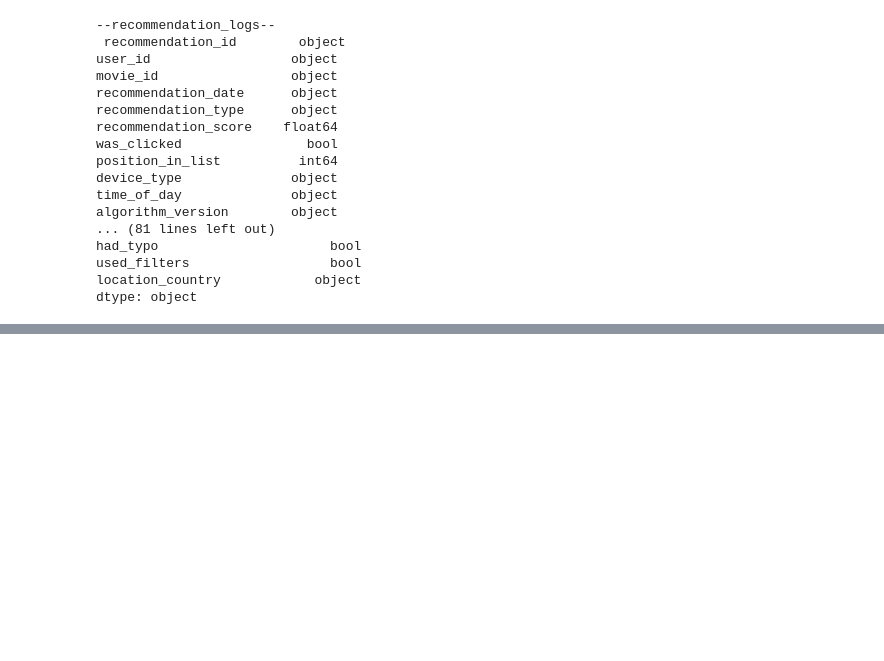
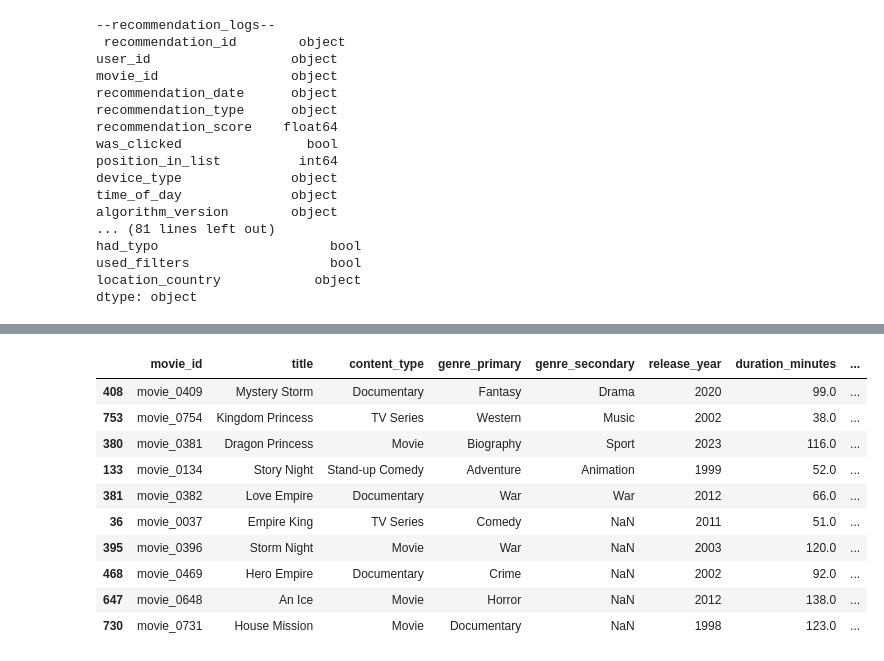
Before and after one commit to qlfzn/netflix-data-pipeline, a Jupyter notebook: notebook/eda.ipynb, the cells around one changed output, grey strips where cells are left out. Saved outputs shown, nothing was run; the diff lists cells and outputs as text; code cells hidden in the pictures; blank space fills up the shorter version.

```diff
--- a/notebook/eda.ipynb
+++ b/notebook/eda.ipynb
@@ -60,0 +75,14 @@ dtype: object
+# %%
+dataframes["movies"].sample(10)
+# %% [output]
+|  | movie_id | title | content_type | genre_primary | genre_secondary | release_year | duration_minutes | ... |
+| 408 | movie_0409 | Mystery Storm | Documentary | Fantasy | Drama | 2020 | 99.0 | ... |
+| 753 | movie_0754 | Kingdom Princess | TV Series | Western | Music | 2002 | 38.0 | ... |
+| 380 | movie_0381 | Dragon Princess | Movie | Biography | Sport | 2023 | 116.0 | ... |
+| 133 | movie_0134 | Story Night | Stand-up Comedy | Adventure | Animation | 1999 | 52.0 | ... |
+| 381 | movie_0382 | Love Empire | Documentary | War | War | 2012 | 66.0 | ... |
+| 36 | movie_0037 | Empire King | TV Series | Comedy | NaN | 2011 | 51.0 | ... |
+| 395 | movie_0396 | Storm Night | Movie | War | NaN | 2003 | 120.0 | ... |
+| 468 | movie_0469 | Hero Empire | Documentary | Crime | NaN | 2002 | 92.0 | ... |
+| 647 | movie_0648 | An Ice | Movie | Horror | NaN | 2012 | 138.0 | ... |
+| 730 | movie_0731 | House Mission | Movie | Documentary | NaN | 1998 | 123.0 | ... |
```
Also changed, not shown: parts of 6 cells of this notebook, 4 other files.
